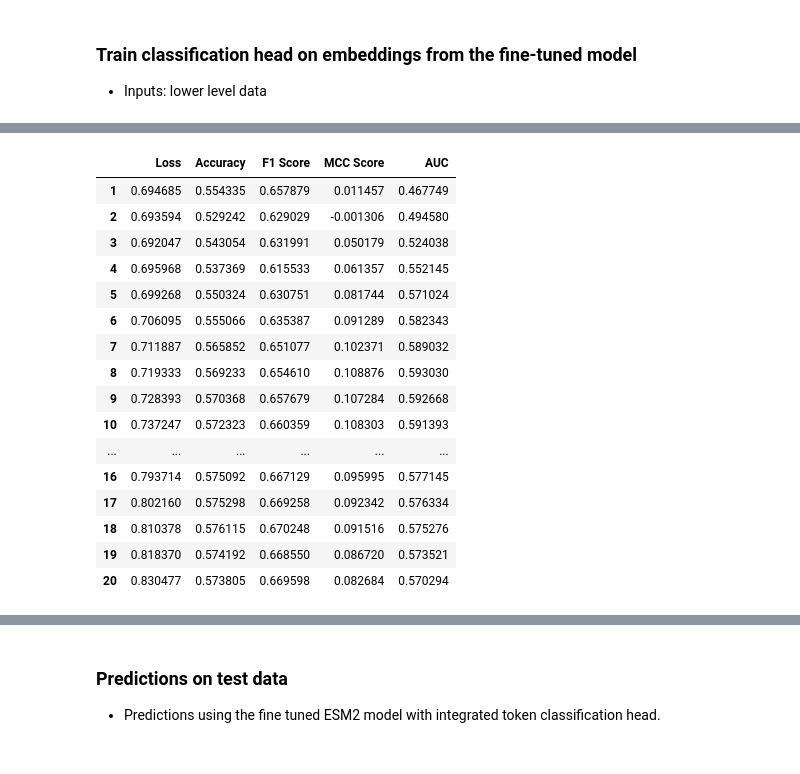
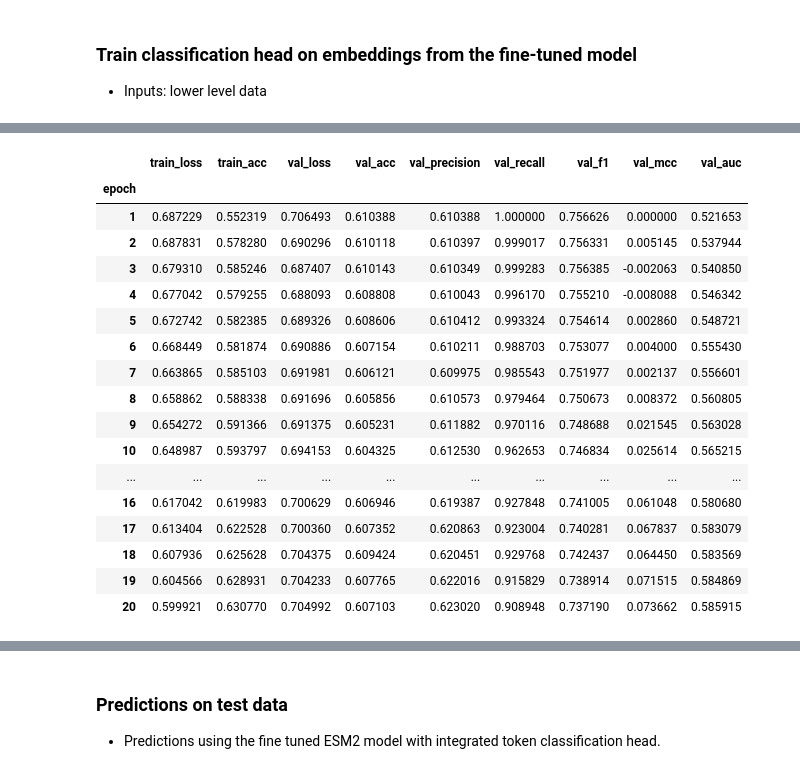
Before and after one commit to harryb257/MScProject, a Jupyter notebook: ESM2 finetune.ipynb, the cells around one changed output, grey strips where cells are left out. Cells and saved outputs as stored; diff of their text form; code cells hidden in the pictures.

```diff
--- a/ESM2 finetune.ipynb
+++ b/ESM2 finetune.ipynb
@@ -109,7 +168,7 @@ def preprocess_csv(csv_file):
     preprocessed_df = preprocessed_df.sort_values(['Info_protein_id', 'Info_pos'])
 
     # Aggregate columns for wide format
-    preprocessed_df = preprocessed_df.groupby(['Info_protein_id'], as_index=False).agg(  # ,'Info_group', , 'Info_split'
+    preprocessed_df = preprocessed_df.groupby(['Info_protein_id','Info_group', 'Info_split'], as_index=False).agg(  # ,'Info_group', , 'Info_split'
         sequence=('Info_AA', ''.join),
         label=('Class', list),
         position=('Info_pos', list))
@@ -120,7 +179,7 @@ def preprocess_csv(csv_file):
     return preprocessed_df
 
 # Import higher level data and preprocess to stacked df
-df_higher = preprocess_csv('/Users/harry/Documents/Data Science MSc/PROJECT/MScProject/Bunyaviricetes/Higher_2732396.csv')
+df_higher = preprocess_csv(higher_level)
 
 df_higher
 # %% [output]
@@ -291,7 +319,7 @@ Notes:
 - Inputs: lower level data
 # %%
 # Load full fine tuned model (to save on completing full fine-tuning)
-model = AutoModelForTokenClassification.from_pretrained('/Users/harry/Documents/Data Science MSc/PROJECT/MScProject/fine-tuned-8M/best-performing-model')
+# model = AutoModelForTokenClassification.from_pretrained('/Users/harry/Documents/Data Science MSc/PROJECT/MScProject/fine-tuned-8M/best-performing-model')
 model.eval()
 # %% [output]
 EsmForTokenClassification(
@@ -313,7 +341,7 @@ EsmForTokenClassification(
 )
 # %%
 # Preprocess training data
-df_lower_stacked = pd.read_csv('/Users/harry/Documents/Data Science MSc/PROJECT/MScProject/Bunyaviricetes/Lower_2497571.csv')
+df_lower_stacked = pd.read_csv(lower_level)
 
 # Mask n/a values with -100
 df_lower_stacked['Class'] = df_lower_stacked['Class'].fillna(-100).astype('int32')
@@ -424,7 +452,7 @@ def batch_create(dataset, tokenizer, model):
         inputs = tokenizer(
             batch['sequence'],
             padding=True,
-            truncation=True,
+            truncation=False,
             return_tensors='pt'
         )
 
@@ -683,29 +721,14 @@ for key, fold in train_loaded.items():
 # %%
-# Convert dictionaries to numpy arrays
-training_loss_array = np.array(list(training_loss_dict.values()))
-val_loss_array = np.array(list(val_loss_dict.values()))
-training_acc_array = np.array(list(acc_dict.values()))
-val_acc_array = np.array(list(val_acc_dict.values()))
+clf_trained_avg_metrics = clf_trained.groupby('epoch')[[
+    'train_loss',
+    'train_acc',
+    'val_loss',
+    'val_acc',
+    'val_precision',
+    'val_recall',
+    'val_f1',
+    'val_mcc',
+    'val_auc']].mean()
 
-f1_val_array = np.array(list(f1_val_dict.values()))
-mcc_val_array = np.array(list(mcc_val_dict.values()))
-roc_auc_val_array = np.array(list(roc_auc_val_dict.values()))
-
-# Average folds over each epoch
-avg_train_loss= np.mean(training_loss_array, axis=0)
-avg_val_loss = np.mean(val_loss_array, axis=0)
-training_avg_acc = np.mean(training_acc_array, axis=0)
-val_avg_acc = np.mean(val_acc_array, axis=0)
-
-avg_f1 = np.mean(f1_val_array, axis=0)
-avg_mcc = np.mean(mcc_val_array, axis=0)
-avg_auc = np.mean(roc_auc_val_array, axis=0)
-
-# Create series for pandas
-epoch_ser = np.arange(1, epochs+1, 1)
-data = {'Loss': avg_val_loss, 'Accuracy':val_avg_acc, 'F1 Score':avg_f1, 'MCC Score':avg_mcc, 'AUC':avg_auc}
-
-print('Validation Metrics')
-results = pd.DataFrame(data, index=epoch_ser)
-results
+clf_trained_avg_metrics
 # %% [output]
@@ -713,20 +735,21 @@ Validation Metrics
-|  | Loss | Accuracy | F1 Score | MCC Score | AUC |
-| 1 | 0.694685 | 0.554335 | 0.657879 | 0.011457 | 0.467749 |
-| 2 | 0.693594 | 0.529242 | 0.629029 | -0.001306 | 0.494580 |
-| 3 | 0.692047 | 0.543054 | 0.631991 | 0.050179 | 0.524038 |
-| 4 | 0.695968 | 0.537369 | 0.615533 | 0.061357 | 0.552145 |
-| 5 | 0.699268 | 0.550324 | 0.630751 | 0.081744 | 0.571024 |
-| 6 | 0.706095 | 0.555066 | 0.635387 | 0.091289 | 0.582343 |
-| 7 | 0.711887 | 0.565852 | 0.651077 | 0.102371 | 0.589032 |
-| 8 | 0.719333 | 0.569233 | 0.654610 | 0.108876 | 0.593030 |
-| 9 | 0.728393 | 0.570368 | 0.657679 | 0.107284 | 0.592668 |
-| 10 | 0.737247 | 0.572323 | 0.660359 | 0.108303 | 0.591393 |
-| ... | ... | ... | ... | ... | ... |
-| 16 | 0.793714 | 0.575092 | 0.667129 | 0.095995 | 0.577145 |
-| 17 | 0.802160 | 0.575298 | 0.669258 | 0.092342 | 0.576334 |
-| 18 | 0.810378 | 0.576115 | 0.670248 | 0.091516 | 0.575276 |
-| 19 | 0.818370 | 0.574192 | 0.668550 | 0.086720 | 0.573521 |
-| 20 | 0.830477 | 0.573805 | 0.669598 | 0.082684 | 0.570294 |
+|  | train_loss | train_acc | val_loss | val_acc | val_precision | val_recall | val_f1 | val_mcc | val_auc |
+| epoch |  |  |  |  |  |  |  |  |  |
+| 1 | 0.687229 | 0.552319 | 0.706493 | 0.610388 | 0.610388 | 1.000000 | 0.756626 | 0.000000 | 0.521653 |
+| 2 | 0.687831 | 0.578280 | 0.690296 | 0.610118 | 0.610397 | 0.999017 | 0.756331 | 0.005145 | 0.537944 |
+| 3 | 0.679310 | 0.585246 | 0.687407 | 0.610143 | 0.610349 | 0.999283 | 0.756385 | -0.002063 | 0.540850 |
+| 4 | 0.677042 | 0.579255 | 0.688093 | 0.608808 | 0.610043 | 0.996170 | 0.755210 | -0.008088 | 0.546342 |
+| 5 | 0.672742 | 0.582385 | 0.689326 | 0.608606 | 0.610412 | 0.993324 | 0.754614 | 0.002860 | 0.548721 |
+| 6 | 0.668449 | 0.581874 | 0.690886 | 0.607154 | 0.610211 | 0.988703 | 0.753077 | 0.004000 | 0.555430 |
+| 7 | 0.663865 | 0.585103 | 0.691981 | 0.606121 | 0.609975 | 0.985543 | 0.751977 | 0.002137 | 0.556601 |
+| 8 | 0.658862 | 0.588338 | 0.691696 | 0.605856 | 0.610573 | 0.979464 | 0.750673 | 0.008372 | 0.560805 |
+| 9 | 0.654272 | 0.591366 | 0.691375 | 0.605231 | 0.611882 | 0.970116 | 0.748688 | 0.021545 | 0.563028 |
+| 10 | 0.648987 | 0.593797 | 0.694153 | 0.604325 | 0.612530 | 0.962653 | 0.746834 | 0.025614 | 0.565215 |
+| ... | ... | ... | ... | ... | ... | ... | ... | ... | ... |
+| 16 | 0.617042 | 0.619983 | 0.700629 | 0.606946 | 0.619387 | 0.927848 | 0.741005 | 0.061048 | 0.580680 |
+| 17 | 0.613404 | 0.622528 | 0.700360 | 0.607352 | 0.620863 | 0.923004 | 0.740281 | 0.067837 | 0.583079 |
+| 18 | 0.607936 | 0.625628 | 0.704375 | 0.609424 | 0.620451 | 0.929768 | 0.742437 | 0.064450 | 0.583569 |
+| 19 | 0.604566 | 0.628931 | 0.704233 | 0.607765 | 0.622016 | 0.915829 | 0.738914 | 0.071515 | 0.584869 |
+| 20 | 0.599921 | 0.630770 | 0.704992 | 0.607103 | 0.623020 | 0.908948 | 0.737190 | 0.073662 | 0.585915 |
 # %%
 # Plot mean loss per epoch
 fig = plt.figure()
```
Also changed, not shown: parts of 21 cells of this notebook.
